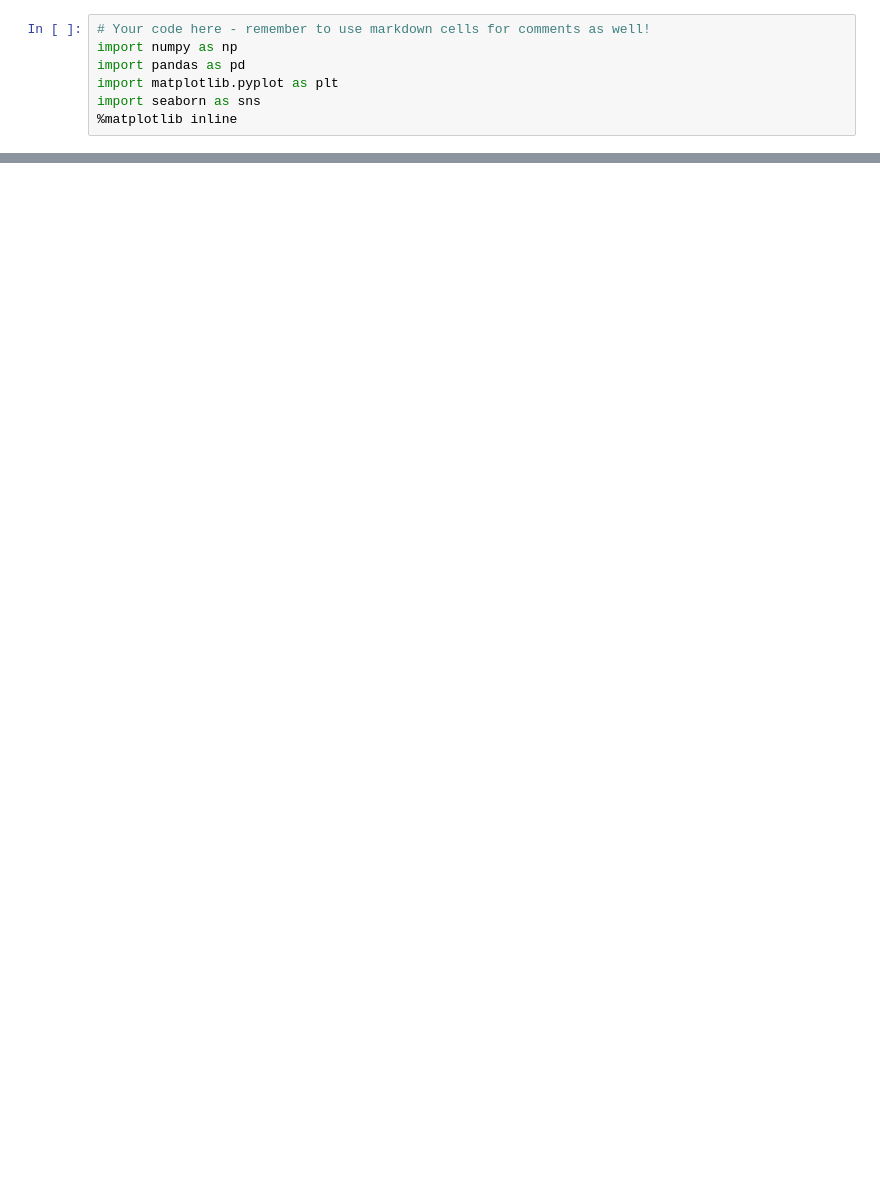
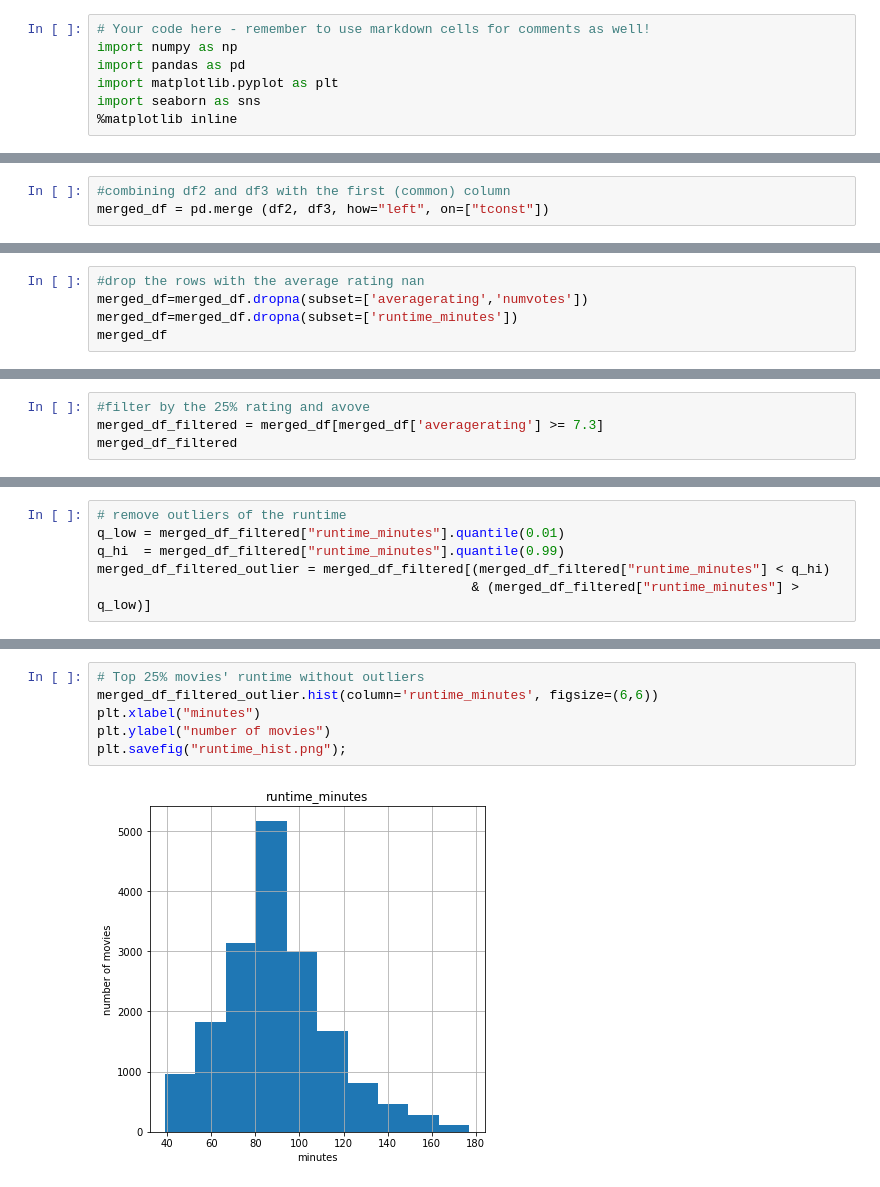
Before and after one commit to Rayeyoo1/dsc-phase-1-project, a Jupyter notebook: student.ipynb, the cells around one changed output, grey strips where cells are left out. Saved outputs shown, nothing was run; the diff lists cells and outputs as text; blank space fills up the shorter version.

```diff
--- a/student.ipynb
+++ b/student.ipynb
@@ -123,0 +150,3 @@ df11.tail()
+# %%
+#combining df2 and df3 with the first (common) column
+merged_df = pd.merge (df2, df3, how="left", on=["tconst"])
@@ -123,0 +195,5 @@ df11.tail()
+# %%
+#drop the rows with the average rating nan
+merged_df=merged_df.dropna(subset=['averagerating','numvotes'])
+merged_df=merged_df.dropna(subset=['runtime_minutes'])
+merged_df
@@ -123,0 +220,4 @@ df11.tail()
+# %%
+#filter by the 25% rating and avove
+merged_df_filtered = merged_df[merged_df['averagerating'] >= 7.3]
+merged_df_filtered
@@ -123,0 +238,6 @@ df11.tail()
+# %%
+# remove outliers of the runtime
+q_low = merged_df_filtered["runtime_minutes"].quantile(0.01)
+q_hi  = merged_df_filtered["runtime_minutes"].quantile(0.99)
+merged_df_filtered_outlier = merged_df_filtered[(merged_df_filtered["runtime_minutes"] < q_hi)
+                                                & (merged_df_filtered["runtime_minutes"] > q_low)]
@@ -123,0 +260,8 @@ df11.tail()
+# %%
+# Top 25% movies' runtime without outliers
+merged_df_filtered_outlier.hist(column='runtime_minutes', figsize=(6,6))
+plt.xlabel("minutes")
+plt.ylabel("number of movies")
+plt.savefig("runtime_hist.png");
+# %% [output]
+[figure, added]
```
Also changed, not shown: parts of 66 cells of this notebook, 9 other files.
